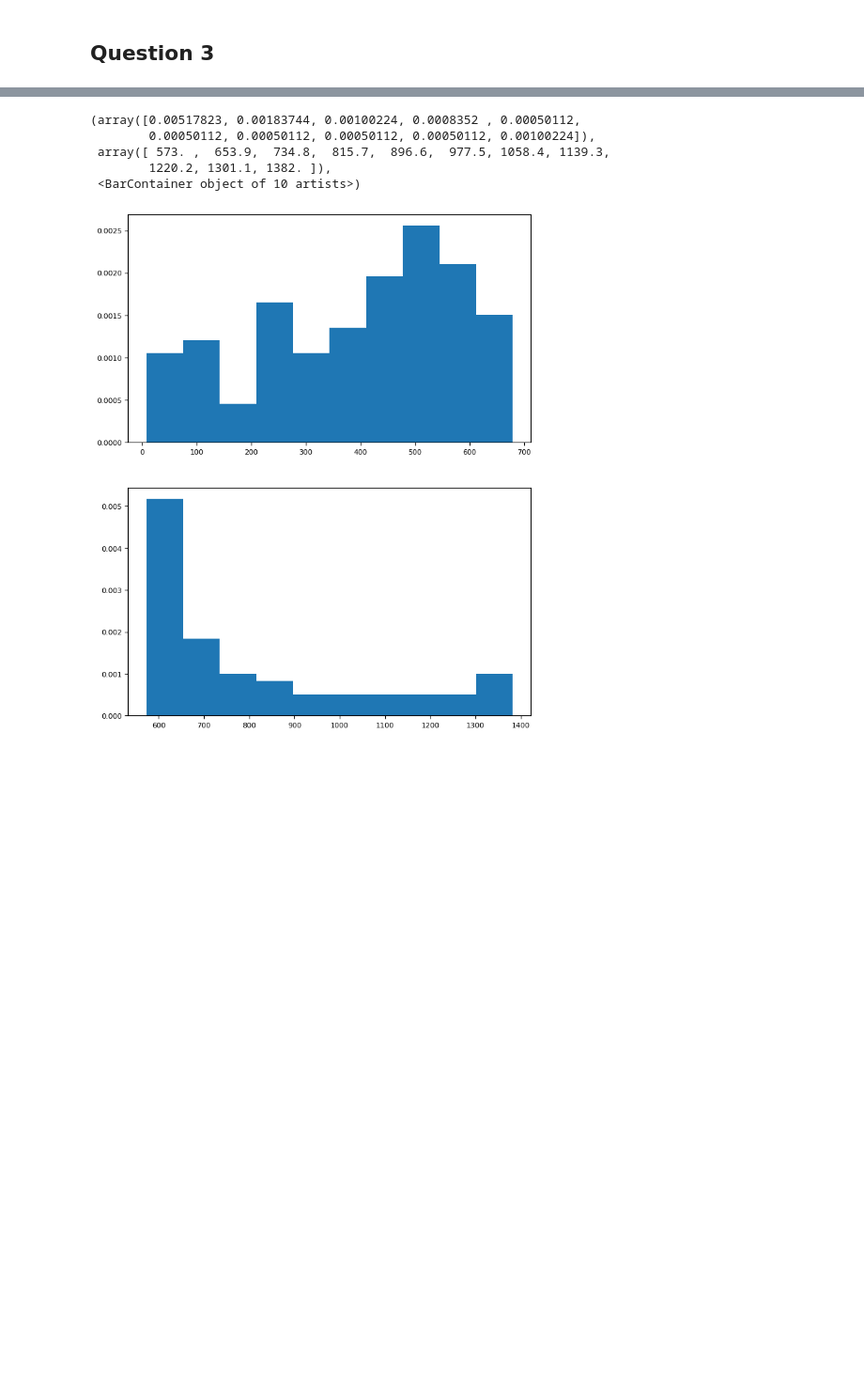
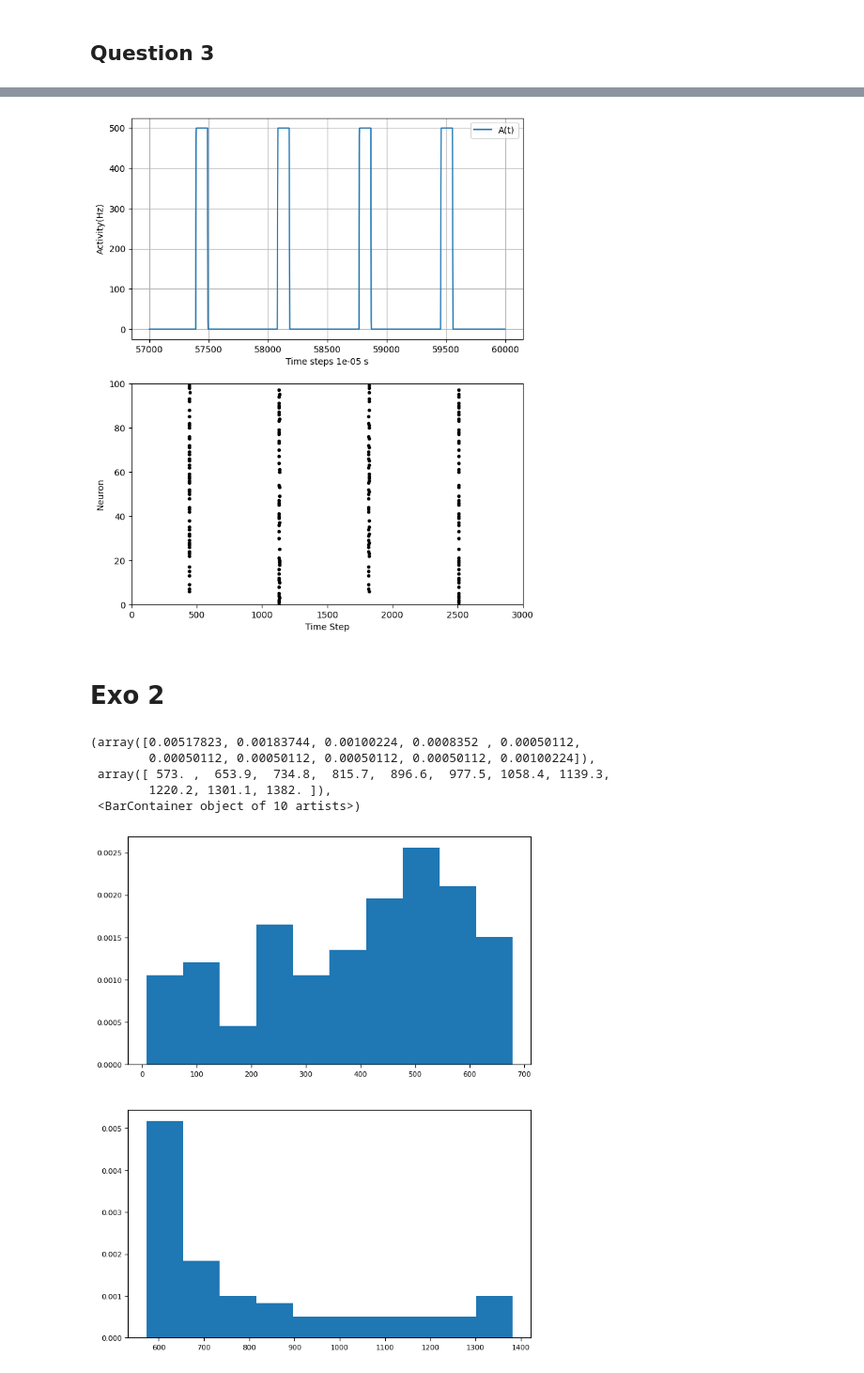
Before and after one commit to NicolasRR/SSHNeurons, a Jupyter notebook: Notebook.ipynb, the cells around one changed output, grey strips where cells are left out. Shown at 94% size. Saved outputs shown, nothing was run; the diff lists cells and outputs as text; code cells hidden in the pictures; blank space fills up the shorter version.

```diff
--- a/Notebook.ipynb
+++ b/Notebook.ipynb
@@ -159,7 +159,7 @@ raster_plot(ST1, ax3)
 # %% [markdown]
 ## Question 2
 # %%
-i30=np.round(200*b2.ms/dt).astype(int)
+i30=np.round(30*b2.ms/dt).astype(int)
 i200=np.round(200*b2.ms/dt).astype(int)
 # %%
 steps = Vs1.shape[0]
@@ -200,3 +198,12 @@ raster_plot(ST2, ax3)
+# %%
+fig, (ax1, ax2) = plt.subplots(2, 1, figsize=(8, 10))
+#IV_plot(None, Vs1[-1-i30:-1],t[-1-i30:-1], ax1)
+activity_plot(ST2[-1-i30:-1],t[-1-i30:-1],ax1)
+raster_plot(ST2[-1-i30:-1], ax2)
+# %% [output]
+[figure, added]
+# %% [markdown]
+# Exo 2
 # %%
 ST=ST1
 t1 = np.min(np.nonzero(ST[:,0]))
```
Also changed, not shown: parts of 12 cells of this notebook.
